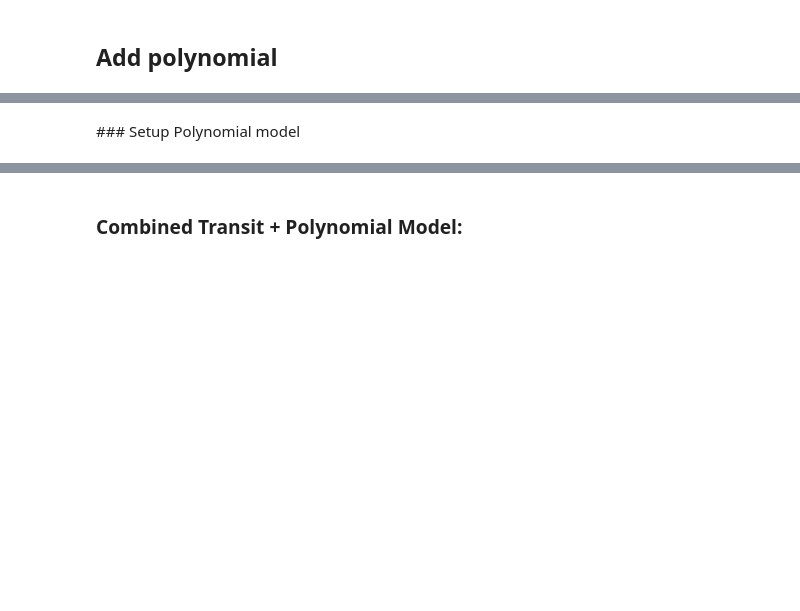
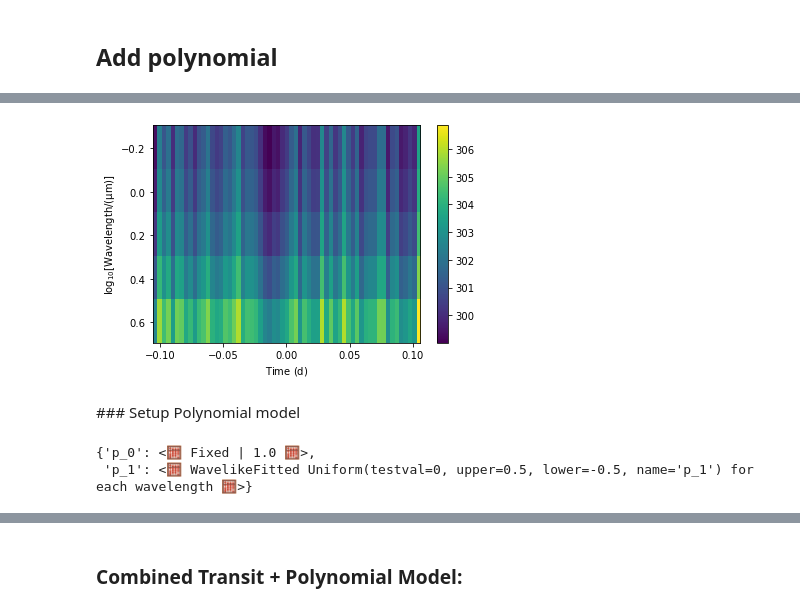
Before and after one commit to catrionamurray/chromatic_fitting, a Jupyter notebook: experiments.ipynb, the cells around one changed output, grey strips where cells are left out. Cells and saved outputs as stored; diff of their text form; code cells hidden in the pictures; blank space fills up the shorter version.

```diff
--- a/experiments.ipynb
+++ b/experiments.ipynb
@@ -657,3 +686,7 @@ rbin5.imshow_quantities();
+# %%
+rbin5.imshow(quantity='bkg');
+# %% [output]
+[figure, added]
 # %% [markdown]
 ### Setup Polynomial model
 # %%
@@ -666,3 +702,8 @@ b.setup_parameters(
 )
+# %%
+b.parameters
+# %% [output]
+{'p_0': <🧮 Fixed | 1.0 🧮>,
+ 'p_1': <🧮 WavelikeFitted Uniform(testval=0, upper=0.5, lower=-0.5, name='p_1') for each wavelength 🧮>}
 # %%
 b.attach_data(rbin5)
```
Also changed, not shown: parts of 17 cells of this notebook, 1 other file.
